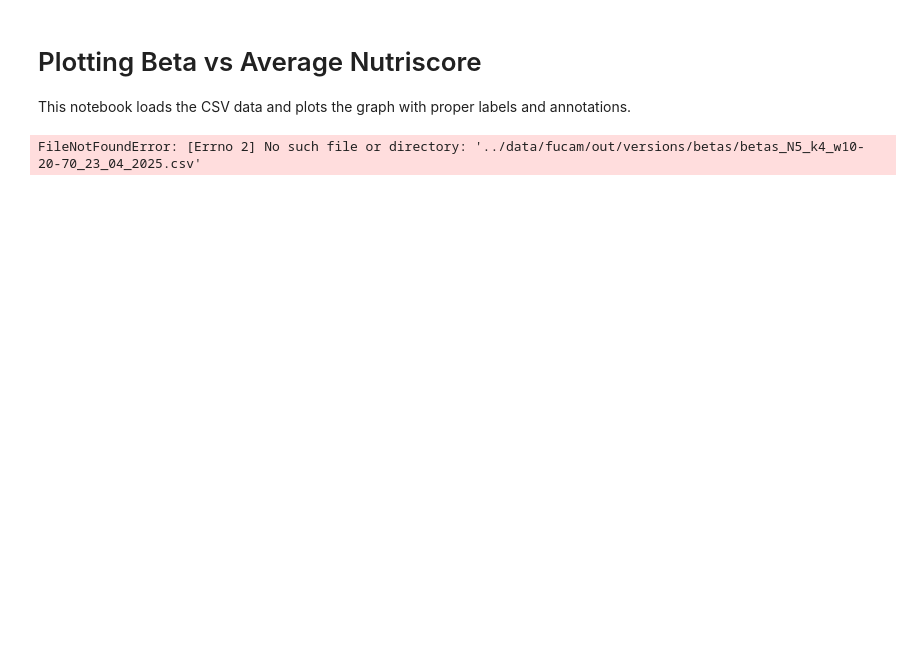
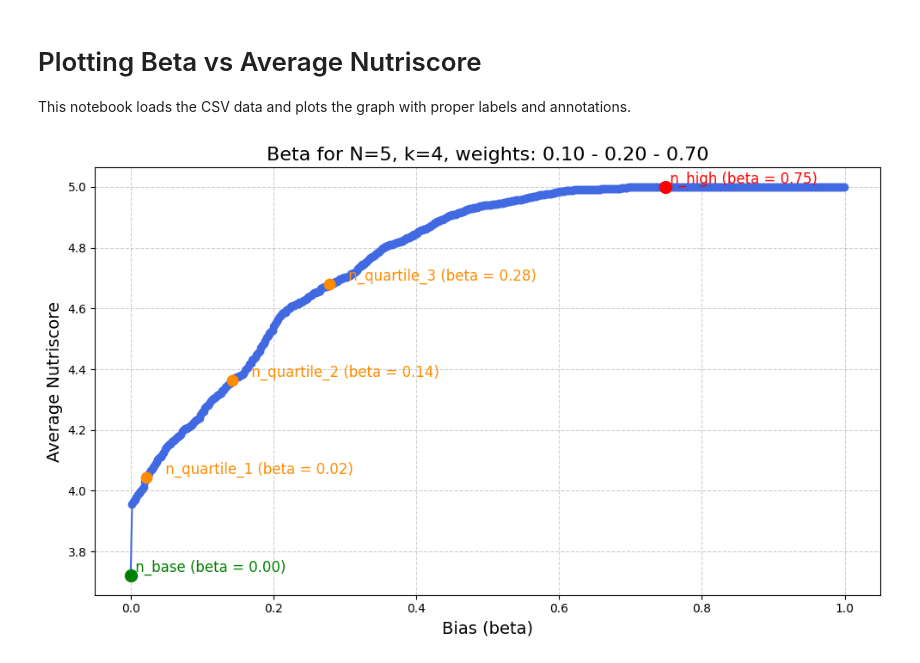
Before and after one commit to cvandekerckh/biasrec, a Jupyter notebook: scripts/plot_betas_nutriscore.ipynb, the cells around one changed output. Saved outputs shown, nothing was run; the diff lists cells and outputs as text; code cells hidden in the pictures; blank space fills up the shorter version.

```diff
--- a/scripts/plot_betas_nutriscore.ipynb
+++ b/scripts/plot_betas_nutriscore.ipynb
@@ -7,7 +7,8 @@ import matplotlib.pyplot as plt
 import numpy as np
 
 # Load data
-data = pd.read_csv('../data/fucam/out/versioning/betas/betas_N5_k4_w10-20-70_23_04_2025.csv')
+beta_version = 'betas_N5_k4_w10-20-70_23_04_2025'
+data = pd.read_csv(f'../data/fucam/out/versioning/betas/{beta_version}.csv')
 
 # Extract columns
 betas = data['beta']
@@ -26,32 +27,32 @@ plt.plot(betas, n_avg, marker='o', linestyle='-', color='royalblue')
 # Labels and title
 plt.xlabel('Bias (beta)', fontsize=14)
 plt.ylabel('Average Nutriscore', fontsize=14)
 plt.title('Beta for N=5, k=4, weights: 0.10 - 0.20 - 0.70', fontsize=16)
 
 # Annotate n_base and n_high
 plt.scatter(betas[n_avg.idxmin()], n_base, color='green', s=100, zorder=5)
 plt.scatter(betas[n_avg.idxmax()], n_high, color='red', s=100, zorder=5)
 plt.text(betas[n_avg.idxmin()], n_base, f' n_base (beta = {betas[n_avg.idxmin():].iloc[0]:.2f})', verticalalignment='bottom', fontsize=12, color='green')
 plt.text(betas[n_avg.idxmax()], n_high, f' n_high (beta = {betas[n_avg.idxmax():].iloc[0]:.2f})', verticalalignment='bottom', fontsize=12, color='red')
 
 # Define intermediate points (quartiles)
 quartiles = np.linspace(n_base, n_high, 5)[1:-1]  # 3 points inside
 quartile_labels = ['n_quartile_1', 'n_quartile_2', 'n_quartile_3']
 
 # For each quartile, find closest point and display beta value
 for q_value, label in zip(quartiles, quartile_labels):
     idx_closest = (np.abs(n_avg - q_value)).idxmin()
     plt.scatter(betas[idx_closest], n_avg[idx_closest], color='darkorange', s=80, zorder=5)  # Darker orange
     plt.text(betas[idx_closest] + 0.02, n_avg[idx_closest], f' {label} (beta = {betas[idx_closest]:.2f})', verticalalignment='bottom', fontsize=12, color='darkorange')
 
 # Style
 plt.grid(True, linestyle='--', alpha=0.6)
 plt.tight_layout()
 
 # Save the figure
-plt.savefig('../data/fucam/out/beta_vs_nutriscore_plot.png', dpi=300)
+plt.savefig(f'../data/fucam/out/versioning/betas/{beta_version}.png', dpi=300)
 
 # Show plot
 plt.show()
 # %% [output]
-FileNotFoundError: [Errno 2] No such file or directory: '../data/fucam/out/versions/betas/betas_N5_k4_w10-20-70_23_04_2025.csv'
+[figure, added]
```
Also changed, not shown: 6 other files.
